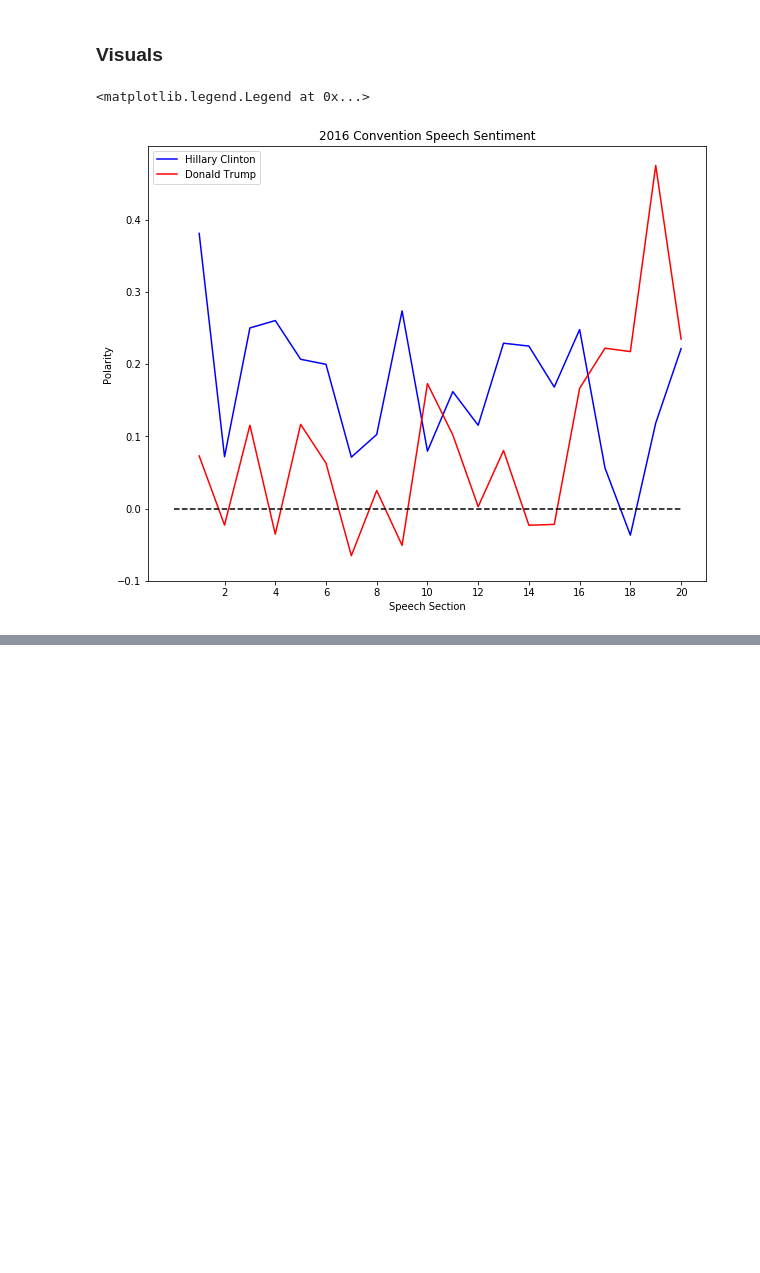
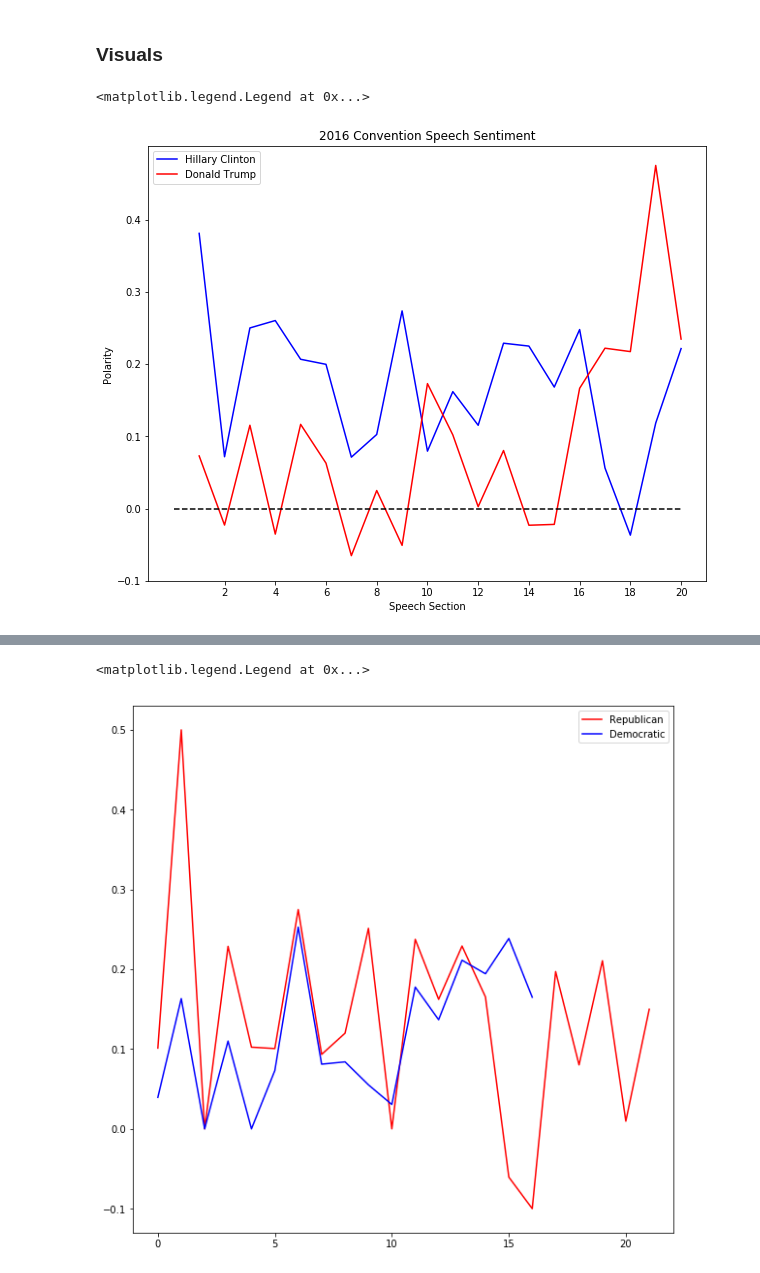
Before and after one commit to dgilbs/presidential_speeches, a Jupyter notebook: data_analysis.ipynb, the cells around one changed output, grey strips where cells are left out. Cells and saved outputs as stored; diff of their text form; code cells hidden in the pictures; blank space fills up the shorter version.

```diff
--- a/data_analysis.ipynb
+++ b/data_analysis.ipynb
@@ -246,0 +495,19 @@ plt.legend()
+# %%
+candidates = debate[debate.Party != "N/A"]
+x = candidates.groupby("Party", as_index=False).agg(lambda x: " ".join(set(x)))
+x["Polarity"] = x.apply(lambda row: TextBlob(row["Transcript"]).sentiment.polarity, axis=1)
+y = candidates.Speaker.unique()
+plt.figure(figsize=(10,10))
+for speaker in y:
+    party_colors = {"Republican": "red", "Democratic": "blue"}
+    df = candidates[candidates.Speaker == speaker]
+    party = df.iloc[0]["Party"]
+    end_point = len(df)
+    xplot = range(0, end_point)
+    yplot = list(df.Polarity)
+    plt.plot(xplot, yplot, color=party_colors[party], label=party)
+
+plt.legend()
+# %% [output]
+<matplotlib.legend.Legend at 0x...>
+[figure, added]
```
Also changed, not shown: parts of 14 cells of this notebook, 5 other files.
